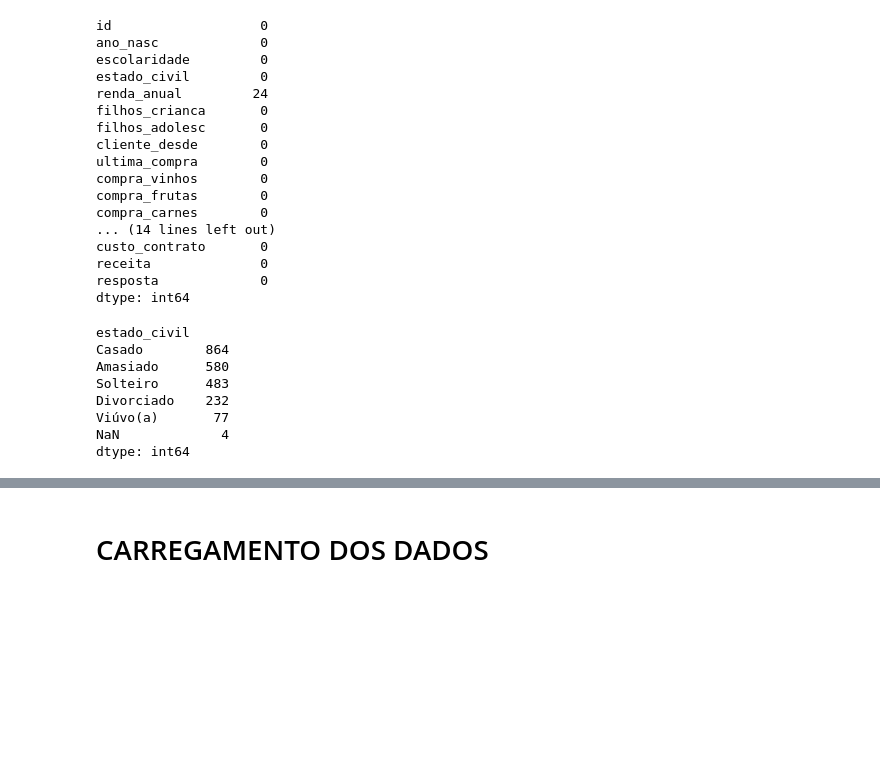
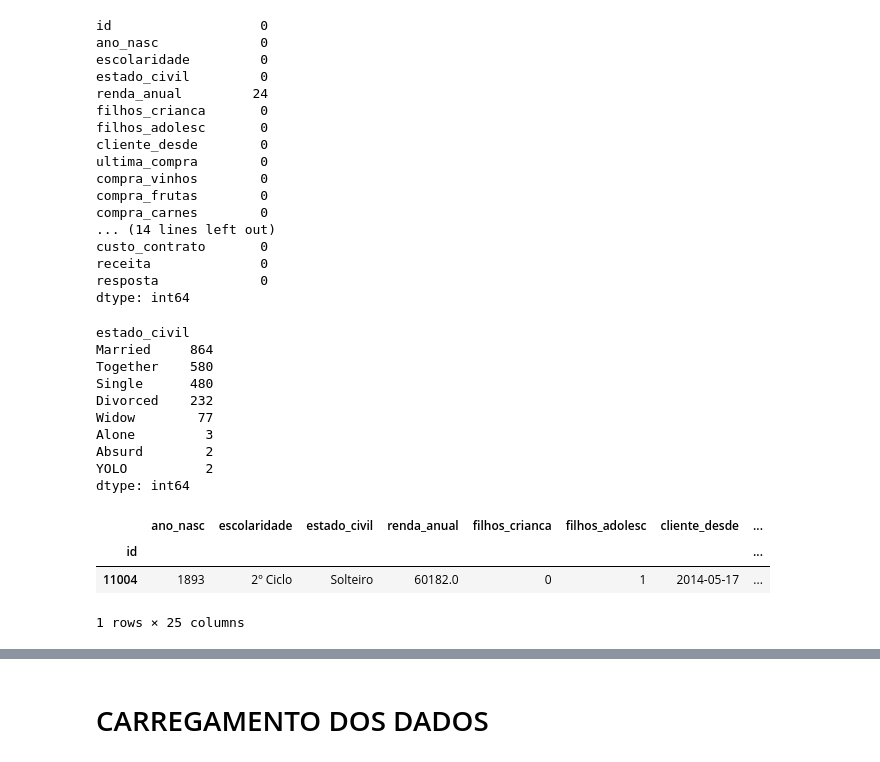
Before and after one commit to caioitalo/soulcode, a Jupyter notebook: Mkt_campaign_Atividade_Pandas.ipynb, the cells around one changed output, grey strips where cells are left out. Drawn from its saved outputs; the diff is of its cells as text; code cells hidden in the pictures; blank space fills up the shorter version.

```diff
--- a/Mkt_campaign_Atividade_Pandas.ipynb
+++ b/Mkt_campaign_Atividade_Pandas.ipynb
@@ -107,22 +98,22 @@ df.set_index(['id'], verify_integrity=True, inplace=True)
 df['cliente_desde'] = pd.to_datetime(df['cliente_desde'],dayfirst=True)
 # %%
 # dropando custo_contrato e receita que possuem os mesmos valores, portanto não contribuem para nenhuma análise
-# as demais colunas dropei pois as análises desejadas não serão afetadas por elas
-df.drop(['cmp1_aceito','cmp2_aceito','cmp3_aceito','cmp4_aceito','cmp5_aceito','resposta'], axis=1,inplace=True)
-df.drop(['custo_contrato', 'receita'],axis=1,inplace=True)
+df.drop(['custo_contrato', 'receita','resposta'],axis=1,inplace=True)
 # %%
 # checando inconsistências
-# inconsistências encontradas: nasc (1893, 1899, 1900), estado_civil: alone, absurd, YOLO; renda 666666
+# inconsistências encontradas: nasc (1893, 1899, 1900), estado_civil: alone, absurd, YOLO
 # receita e custo do contrato têm sempre os mesmos valores -> drop
 df.groupby(['estado_civil'],dropna=False).size().sort_values(ascending=False)
 # %% [output]
 estado_civil
-Casado        864
-Amasiado      580
-Solteiro      483
-Divorciado    232
-Viúvo(a)       77
-NaN             4
+Married     864
+Together    580
+Single      480
+Divorced    232
+Widow        77
+Alone         3
+Absurd        2
+YOLO          2
 dtype: int64
 # %%
 # traduzindo os elementos das colunas
@@ -139,0 +133,10 @@ df['ano_nasc'] = df['ano_nasc'].astype('Int64')
+# %%
+# checagem de cliente nascido em 1893, pois em 2014 (provável ano do dataset) ele já teria cerca de 121
+# o que parece forte indícios de inconsistência. No caso, ainda avisar ao time quanto às linhas dos clientes nascidos em 1899 e 1900.
+ft1893 = df['ano_nasc'] == 1893
+df[ft1893]
+# %% [output]
+|  | ano_nasc | escolaridade | estado_civil | renda_anual | filhos_crianca | filhos_adolesc | cliente_desde | ... |
+| id |  |  |  |  |  |  |  | ... |
+| 11004 | 1893 | 2º Ciclo | Solteiro | 60182.0 | 0 | 1 | 2014-05-17 | ... |
+1 rows × 25 columns
```
Also changed, not shown: parts of 20 cells of this notebook.
